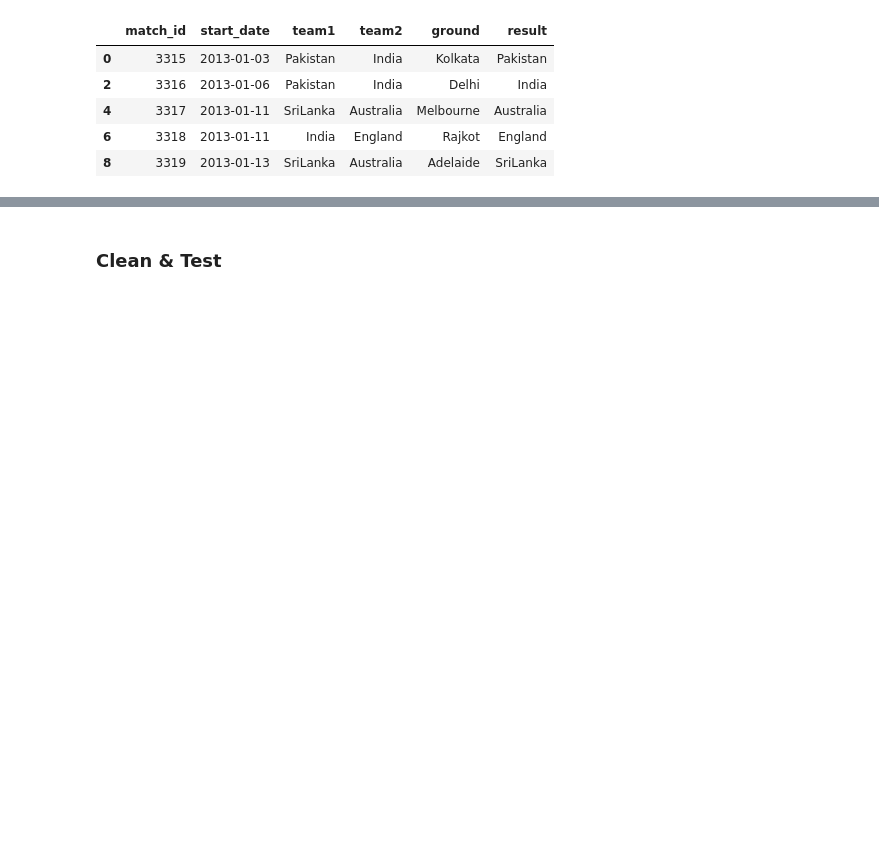
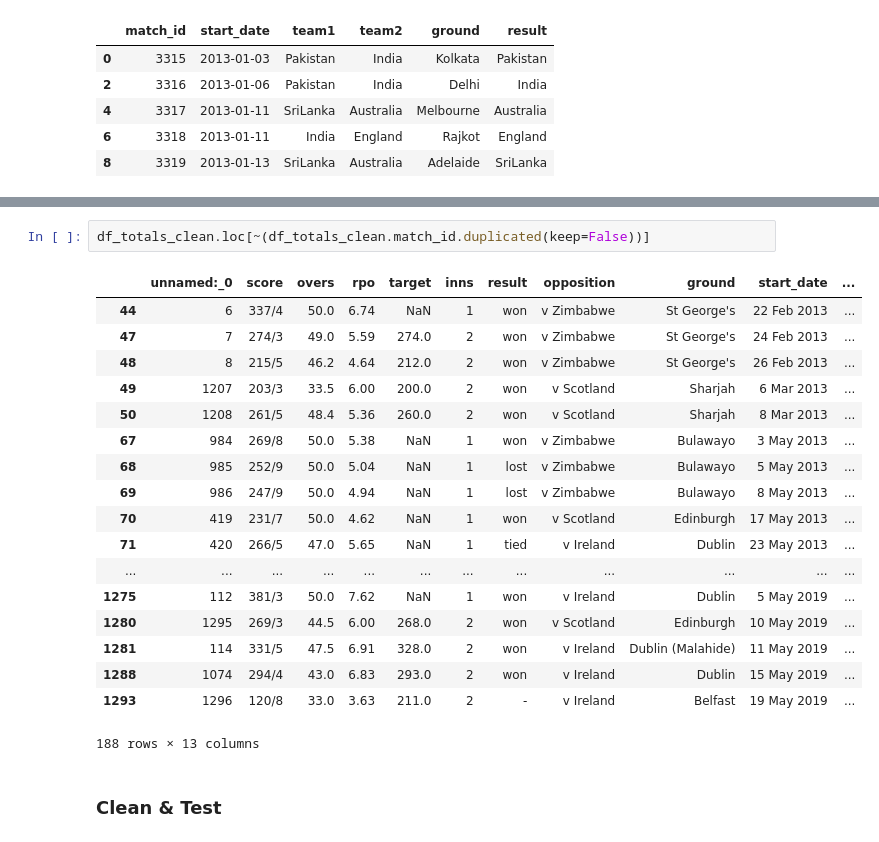
Before and after one commit to matt-fielding8/ODI_Cricket, a Jupyter notebook: notebooks/ODI_Cricket.ipynb, the cells around one changed output, grey strips where cells are left out. Drawn from its saved outputs; the diff is of its cells as text; blank space fills up the shorter version.

Commit message:
Updates ODI_Cricket.ipynb with score scrape code

```diff
--- a/notebooks/ODI_Cricket.ipynb
+++ b/notebooks/ODI_Cricket.ipynb
@@ -636,3 +743,24 @@ df_match_clean.head()
+# %%
+df_totals_clean.loc[~(df_totals_clean.match_id.duplicated(keep=False))]
+# %% [output]
+|  | unnamed:_0 | score | overs | rpo | target | inns | result | opposition | ground | start_date | ... |
+| 44 | 6 | 337/4 | 50.0 | 6.74 | NaN | 1 | won | v Zimbabwe | St George's | 22 Feb 2013 | ... |
+| 47 | 7 | 274/3 | 49.0 | 5.59 | 274.0 | 2 | won | v Zimbabwe | St George's | 24 Feb 2013 | ... |
+| 48 | 8 | 215/5 | 46.2 | 4.64 | 212.0 | 2 | won | v Zimbabwe | St George's | 26 Feb 2013 | ... |
+| 49 | 1207 | 203/3 | 33.5 | 6.00 | 200.0 | 2 | won | v Scotland | Sharjah | 6 Mar 2013 | ... |
+| 50 | 1208 | 261/5 | 48.4 | 5.36 | 260.0 | 2 | won | v Scotland | Sharjah | 8 Mar 2013 | ... |
+| 67 | 984 | 269/8 | 50.0 | 5.38 | NaN | 1 | won | v Zimbabwe | Bulawayo | 3 May 2013 | ... |
+| 68 | 985 | 252/9 | 50.0 | 5.04 | NaN | 1 | lost | v Zimbabwe | Bulawayo | 5 May 2013 | ... |
+| 69 | 986 | 247/9 | 50.0 | 4.94 | NaN | 1 | lost | v Zimbabwe | Bulawayo | 8 May 2013 | ... |
+| 70 | 419 | 231/7 | 50.0 | 4.62 | NaN | 1 | won | v Scotland | Edinburgh | 17 May 2013 | ... |
+| 71 | 420 | 266/5 | 47.0 | 5.65 | NaN | 1 | tied | v Ireland | Dublin | 23 May 2013 | ... |
+| ... | ... | ... | ... | ... | ... | ... | ... | ... | ... | ... | ... |
+| 1275 | 112 | 381/3 | 50.0 | 7.62 | NaN | 1 | won | v Ireland | Dublin | 5 May 2019 | ... |
+| 1280 | 1295 | 269/3 | 44.5 | 6.00 | 268.0 | 2 | won | v Scotland | Edinburgh | 10 May 2019 | ... |
+| 1281 | 114 | 331/5 | 47.5 | 6.91 | 328.0 | 2 | won | v Ireland | Dublin (Malahide) | 11 May 2019 | ... |
+| 1288 | 1074 | 294/4 | 43.0 | 6.83 | 293.0 | 2 | won | v Ireland | Dublin | 15 May 2019 | ... |
+| 1293 | 1296 | 120/8 | 33.0 | 3.63 | 211.0 | 2 | - | v Ireland | Belfast | 19 May 2019 | ... |
+188 rows × 13 columns
 # %% [markdown]
 ### Clean & Test
 # %% [markdown]
```
Also changed, not shown: parts of 18 cells of this notebook.
